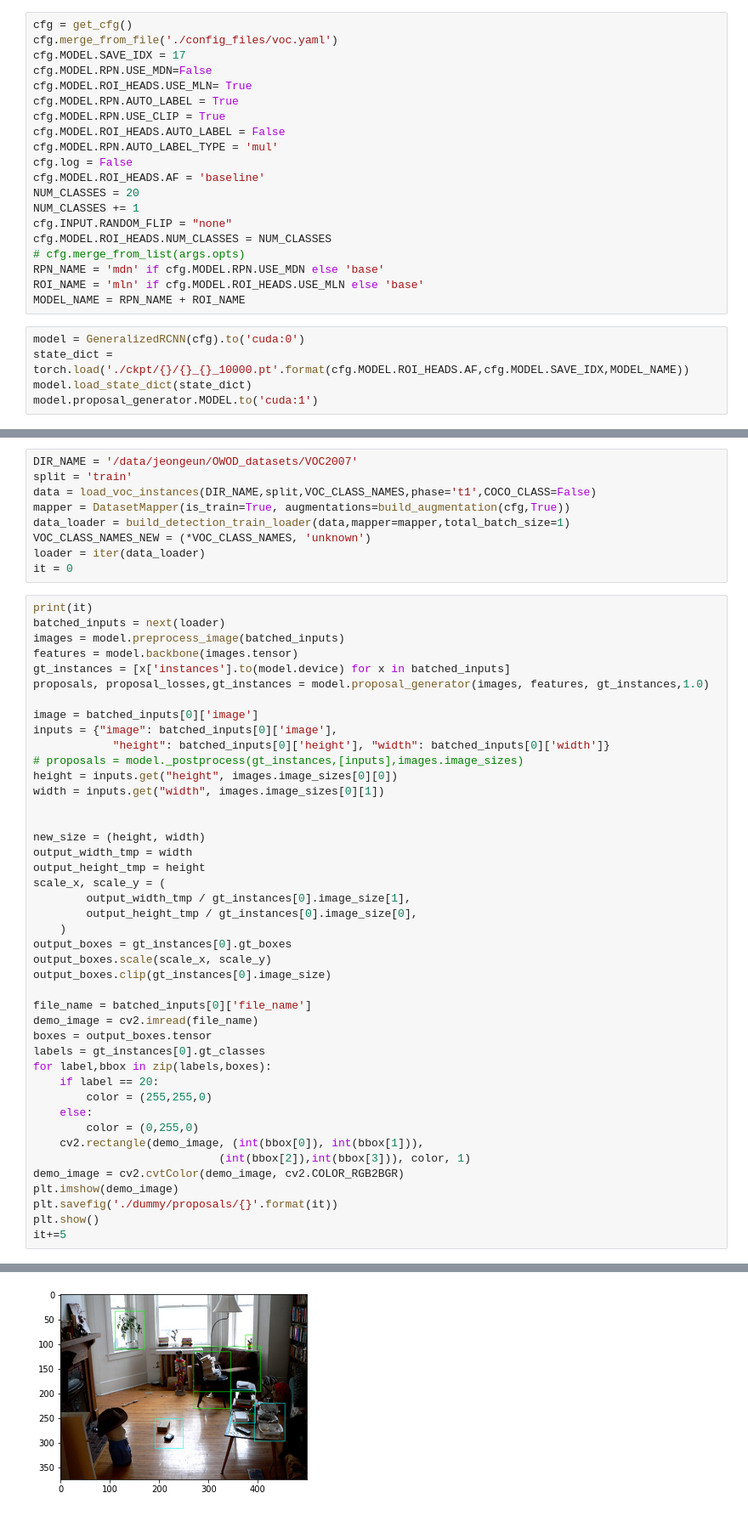
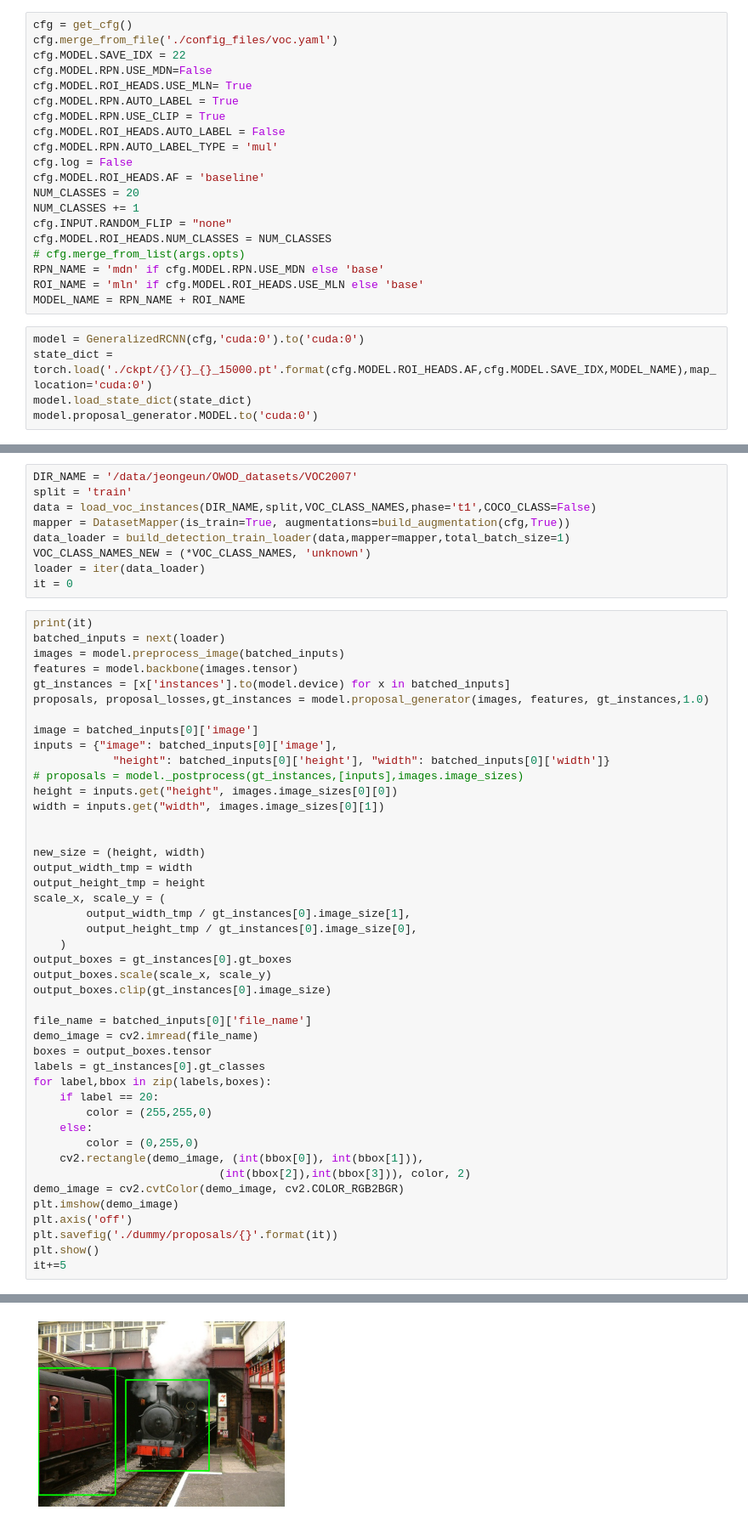
Before and after one commit to jeongeun980906/Open-Set-Object-Detection, a Jupyter notebook: visuailze_autolabel.ipynb, the cells around one changed output, grey strips where cells are left out. Shown at 85% size. Saved outputs shown, nothing was run; the diff lists cells and outputs as text.

```diff
--- a/visuailze_autolabel.ipynb
+++ b/visuailze_autolabel.ipynb
@@ -20,7 +20,7 @@ from data.utils import build_augmentation
 # %%
 cfg = get_cfg()
 cfg.merge_from_file('./config_files/voc.yaml')
-cfg.MODEL.SAVE_IDX = 17
+cfg.MODEL.SAVE_IDX = 22
 cfg.MODEL.RPN.USE_MDN=False
 cfg.MODEL.ROI_HEADS.USE_MLN= True
 cfg.MODEL.RPN.AUTO_LABEL = True
@@ -38,8 +38,8 @@ RPN_NAME = 'mdn' if cfg.MODEL.RPN.USE_MDN else 'base'
 ROI_NAME = 'mln' if cfg.MODEL.ROI_HEADS.USE_MLN else 'base'
 MODEL_NAME = RPN_NAME + ROI_NAME
 # %%
-model = GeneralizedRCNN(cfg).to('cuda:0')
-state_dict = torch.load('./ckpt/{}/{}_{}_10000.pt'.format(cfg.MODEL.ROI_HEADS.AF,cfg.MODEL.SAVE_IDX,MODEL_NAME))
+model = GeneralizedRCNN(cfg,'cuda:0').to('cuda:0')
+state_dict = torch.load('./ckpt/{}/{}_{}_15000.pt'.format(cfg.MODEL.ROI_HEADS.AF,cfg.MODEL.SAVE_IDX,MODEL_NAME),map_location='cuda:0')
 model.load_state_dict(state_dict)
-model.proposal_generator.MODEL.to('cuda:1')
+model.proposal_generator.MODEL.to('cuda:0')
 # %% [output]
@@ -106,9 +107,10 @@ for label,bbox in zip(labels,boxes):
     else:
         color = (0,255,0)
     cv2.rectangle(demo_image, (int(bbox[0]), int(bbox[1])),
-                            (int(bbox[2]),int(bbox[3])), color, 1)
+                            (int(bbox[2]),int(bbox[3])), color, 2)
 demo_image = cv2.cvtColor(demo_image, cv2.COLOR_RGB2BGR)
 plt.imshow(demo_image)
+plt.axis('off')
 plt.savefig('./dummy/proposals/{}'.format(it))
 plt.show()
 it+=5
@@ -117 +119 @@ it+=5
-[figure, old version]
+[figure, new version]
```
Also changed, not shown: parts of 2 cells of this notebook, 9 other files.
